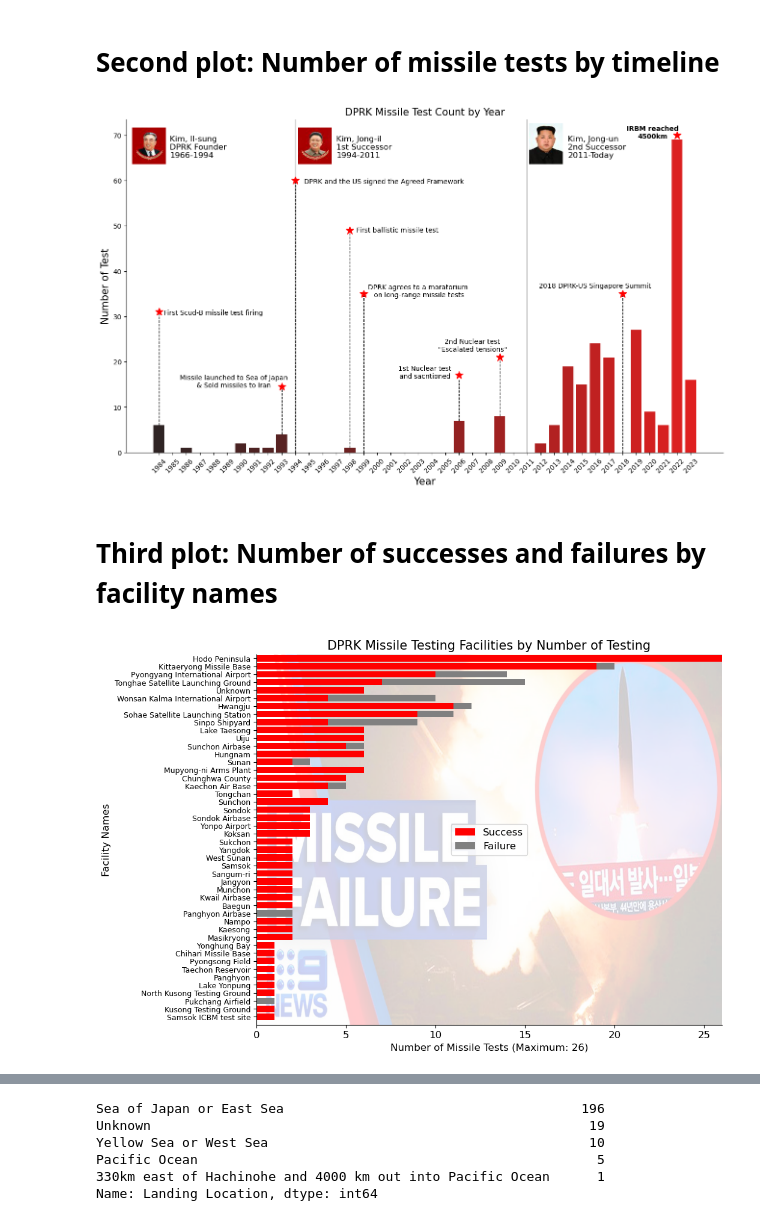
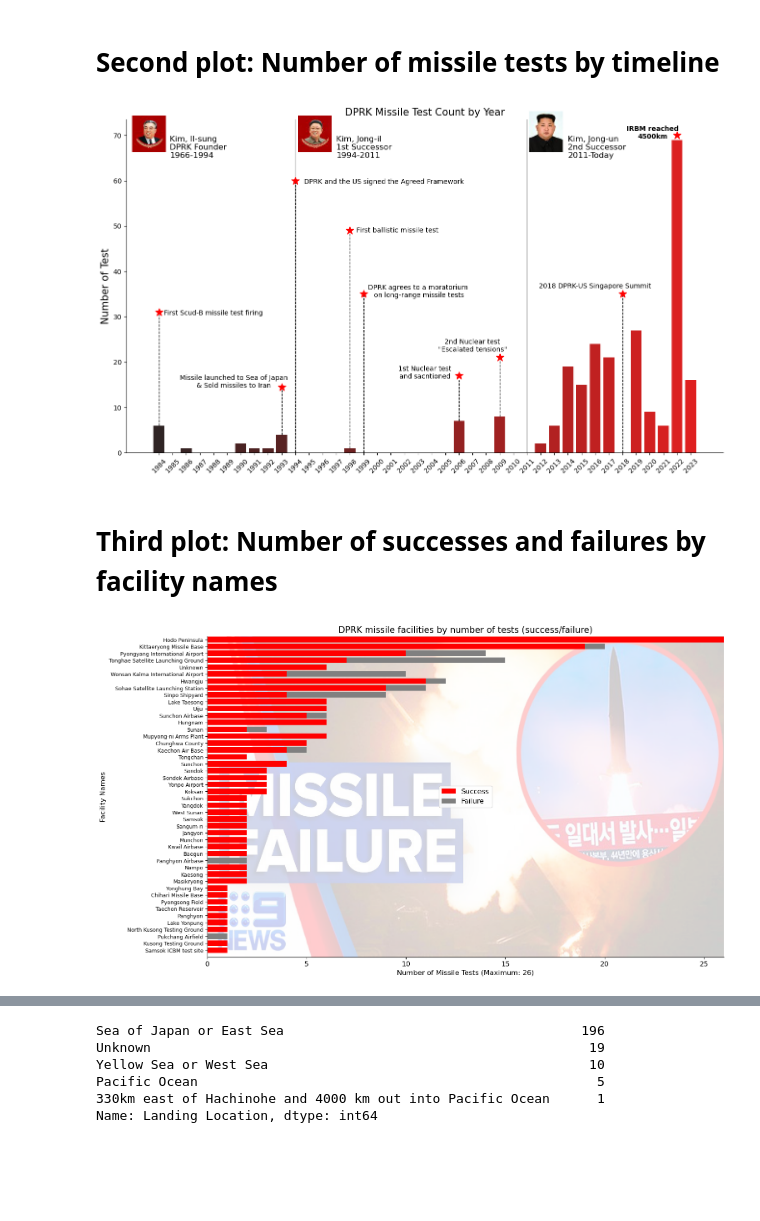
Before and after one commit to mesege1/dprk_missile_stats, a Jupyter notebook: notebooks/dprk_missile_stats.ipynb, the cells around one changed output, grey strips where cells are left out. Drawn from its saved outputs; the diff is of its cells as text; code cells hidden in the pictures; blank space fills up the shorter version.

```diff
--- a/notebooks/dprk_missile_stats.ipynb
+++ b/notebooks/dprk_missile_stats.ipynb
@@ -150,7 +150,7 @@ plt.text(13, 65, 'Kim, Jong-il\n1st Successor\n1994-2011', fontsize=12, color='b
 plt.text(30, 65, 'Kim, Jong-un\n2nd Successor\n2011-Today', fontsize=12, color='black')
 
 # Set x-axis label and title
-plt.xlabel('Year', fontsize=15)
+plt.xlabel(xlabel=None, fontsize=15)
 plt.ylabel('Number of Test', fontsize=15)
 plt.title('DPRK Missile Test Count by Year', fontsize=15)
 
@@ -270,7 +270,7 @@ plt.plot(star_x9, star_y9, marker='*', color='red', markersize=12)
 # Display the bar chart
 plt.show()
 # %% [output]
-[figure, old version]
+[figure, new version]
 # %% [markdown]
 # Third plot: Number of successes and failures by facility names
 # %%
@@ -288,7 +288,7 @@ success_counts = facility_success.reindex(facility_names_reversed).values
 failure_counts = facility_failure.reindex(facility_names_reversed).values
 
 # Determine the figure size
-plt.figure(figsize=(10, 8))
+plt.figure(figsize=(16, 10))
 # Chart layout - I used [::-1] because otherwise, the highest number goes to the bottom.
 
 # Configuring the bar colors
@@ -307,36 +307,36 @@ plt.tick_params(axis='x', labelsize=12)
 plt.tick_params(axis='y', labelsize=9)
 plt.xlabel('Number of Missile Tests (Maximum: 26)', size=12)
 plt.ylabel('Facility Names', size=12)
-plt.title('DPRK Missile Testing Facilities by Number of Testing', size=15)
+plt.title('DPRK missile facilities by number of tests (success/failure)', size=15)
 plt.xticks(rotation=0)
 # Set the legend
 legend_font_size = 12
 plt.legend(['Success', 'Failure'], loc='center', prop={'size': legend_font_size})
 
 #for i, v in enumerate(facility_counts_reversed):
 #    plt.text(v, i, str(v), color='black', va='center', size=9)
 
 # Additional chart configuration
 plt.gca().spines['right'].set_visible(False)
 plt.gca().spines['top'].set_visible(False)
 plt.gca().spines['left'].set_visible(True)
 plt.gca().spines['bottom'].set_visible(True)
 
 plt.ylim(bar_positions[0]-1, bar_positions[-1]+0.5)
 
 # Add the watermark background
 
 watermark = plt.imread('../img/missile_failure_background.jpeg')
 x_limits = plt.xlim()
 y_limits = plt.ylim()
 extent = [*x_limits, *y_limits]
 
 plt.imshow(watermark, extent=extent, aspect='auto', alpha=0.2)
 
 #plt.tight_layout()
 plt.show()
 # %% [output]
-[figure, old version]
+[figure, new version]
 # %%
 # This chart requires two different values (max & mean). Therefore, the following lines defines both max range and mean range.
 df_distance = df[['Year','Distance Travelled']]
```
Also changed, not shown: parts of 3 cells of this notebook, 10 other files.
